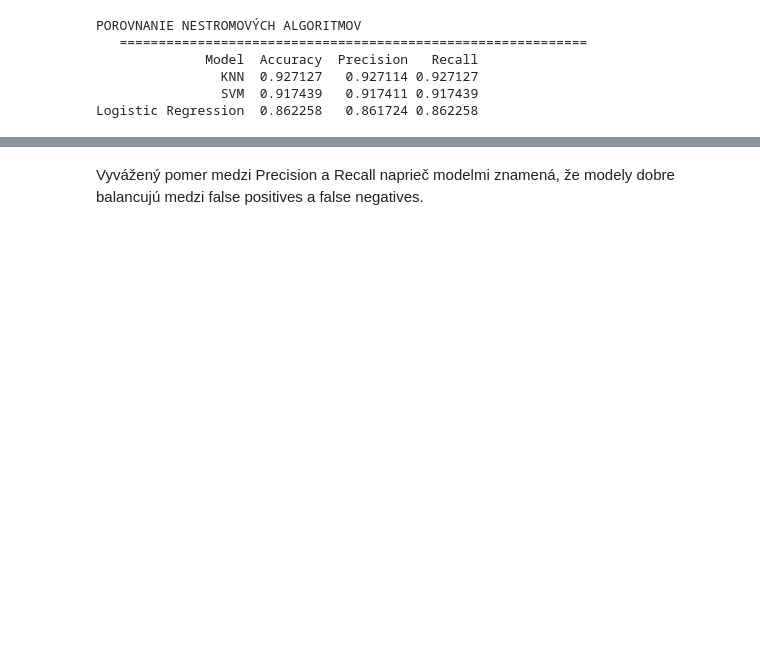
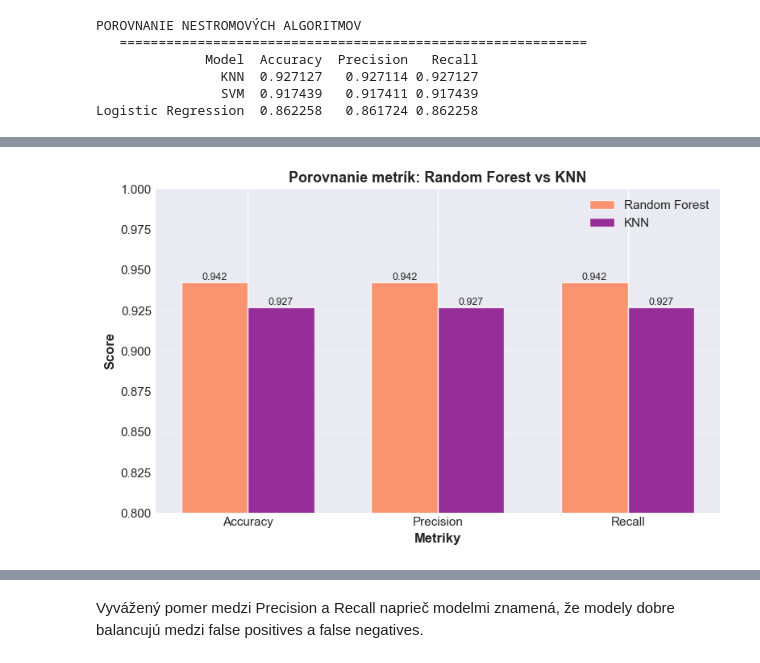
Before and after one commit to johannatilesova/IAU-project, a Jupyter notebook: phase3_Tilesova_Pecenka.ipynb, the cells around one changed output, grey strips where cells are left out. Saved outputs shown, nothing was run; the diff lists cells and outputs as text; code cells hidden in the pictures; blank space fills up the shorter version.

```diff
--- a/phase3_Tilesova_Pecenka.ipynb
+++ b/phase3_Tilesova_Pecenka.ipynb
@@ -263,6 +292,7 @@ accuracy_diff = abs(test_accuracy - train_accuracy)
 is_overfitting = accuracy_diff >= 0.1
 
 id3_results = {
+    "Model": "ID3 Custom Classifier",
     "Accuracy": accuracy_score(y_test_np, y_pred_test),
     "Precision": precision_score(y_test_np, y_pred_test, average="weighted", zero_division=0),
     "Recall": recall_score(y_test_np, y_pred_test, average="weighted", zero_division=0)
@@ -712,7 +737,6 @@ df_comparison = pd.concat([
     pd.DataFrame([id3_results])
 ], ignore_index=True)
 
-df_comparison = df_comparison.drop(columns=["F1-Score"])
 df_comparison = df_comparison.sort_values('Accuracy', ascending=False)
 
 print("POROVNANIE VŠETKÝCH MODELOV VRÁTANE ID3")
@@ -804,12 +820,0 @@ plt.show()
-# %%
-df_comparison = pd.concat([
-    df_results,
-    pd.DataFrame([id3_results])
-], ignore_index=True)
-
-df_comparison = df_comparison.drop(columns=["F1-Score"])
-df_comparison = df_comparison.sort_values('Accuracy', ascending=False)
-
-print("\nPOROVNANIE VŠETKÝCH MODELOV VRÁTANE ID3")
-print("*"*80)
-print(df_comparison.to_string(index=False))
@@ -889,0 +1002,36 @@ Zistenia:
+# %%
+comparison_models = df_comparison[df_comparison['Model'].isin(['Random Forest', 'KNN'])]
+metrics = ['Accuracy', 'Precision', 'Recall']
+
+rf_scores = [comparison_models[comparison_models['Model'] == 'Random Forest'][m].values[0] for m in metrics]
+knn_scores = [comparison_models[comparison_models['Model'] == 'KNN'][m].values[0] for m in metrics]
+
+x = np.arange(len(metrics))
+width = 0.35
+
+fig, ax = plt.subplots(figsize=(8, 5))
+
+bars1 = ax.bar(x - width/2, rf_scores, width, label='Random Forest', alpha=0.8, color='coral')
+bars2 = ax.bar(x + width/2, knn_scores, width, label='KNN', alpha=0.8, color='purple')
+
+ax.set_xlabel('Metriky', fontsize=12, fontweight='bold')
+ax.set_ylabel('Score', fontsize=12, fontweight='bold')
+ax.set_title('Porovnanie metrík: Random Forest vs KNN', fontsize=13, fontweight='bold')
+ax.set_xticks(x)
+ax.set_xticklabels(metrics)
+ax.legend()
+ax.set_ylim([0.80, 1.0])
+ax.grid(axis='y', alpha=0.3)
+
+# Pridaj hodnoty na stĺpce
+for bars in [bars1, bars2]:
+    for bar in bars:
+        height = bar.get_height()
+        ax.text(bar.get_x() + bar.get_width()/2., height,
+                f'{height:.3f}',
+                ha='center', va='bottom', fontsize=9)
+
+plt.tight_layout()
+plt.show()
+# %% [output]
+[figure, added]
```
Also changed, not shown: parts of 54 cells of this notebook, 6 other files.
